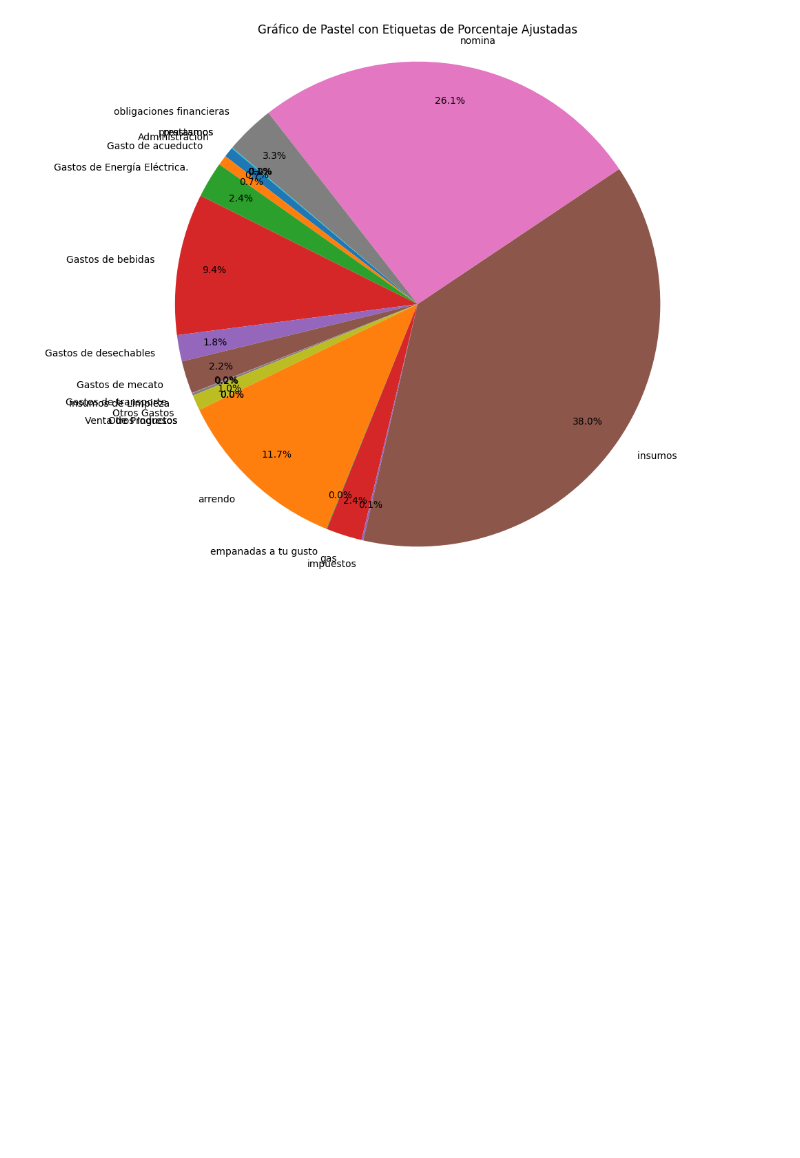
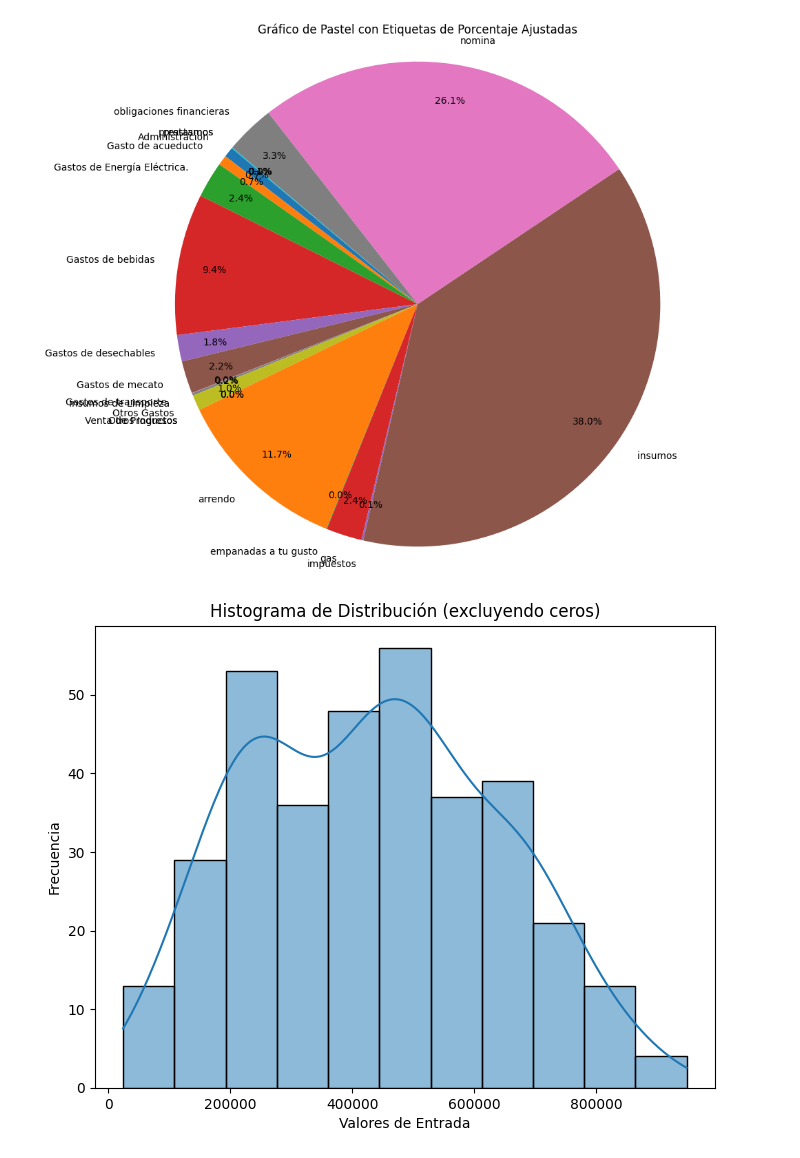
Before and after one commit to mateofrancop/EconoCity-Pereira, a Jupyter notebook: Rinconcito_del_sabor/analysis.ipynb, the cells around one changed output. Saved outputs shown, nothing was run; the diff lists cells and outputs as text; code cells hidden in the pictures; blank space fills up the shorter version.

```diff
--- a/Rinconcito_del_sabor/analysis.ipynb
+++ b/Rinconcito_del_sabor/analysis.ipynb
@@ -38,3 +39,8 @@ Data columns (total 8 columns):
  7   DiaSemana     2993 non-null   object
 dtypes: datetime64[ns](1), float64(1), int64(2), object(4)
 memory usage: 187.2+ KB
+# %%
+# Se elimina las columnas "año" y "mes"
+df.drop(columns=['DiaSemanaNum','año'], inplace=True)
+
+df
@@ -58,21 +76,3 @@ plt.legend()
 plt.show()
 # %% [output]
 [figure]
-# %%
-# Extrae el año de la columna de fecha
-df['año'] = df['Fecha'].dt.year
-
-# Filtra el DataFrame para incluir solo las salidas
-salidas_df = df[df['Tipo'] == 'Salida']
-
-# Agrupa los datos por tipo y año, sumando las salidas
-data_grouped = salidas_df.groupby(['Tipo', 'año'])['Salida'].sum().unstack().reset_index()
-
-# Crea un gráfico de barras agrupado por tipo
-ax = data_grouped.plot(kind='bar', x='Tipo', stacked=True, figsize=(10, 6))
-ax.set_xlabel('Tipo')
-ax.set_ylabel('Salida')
-ax.set_title('Salidas por Tipo y Año (2022-2023)')
-ax.legend(title='Año', labels=['2022', '2023'])
-plt.xticks(rotation=45)
-plt.show()
@@ -113,3 +111,16 @@ plt.axis('equal')
 plt.show()
 # %% [output]
 [figure]
+# %%
+# Filtrar los datos para excluir valores iguales a cero en la columna 'entrada'
+df_filtrado = df[df['Entrada'] != 0]
+
+# Crear un histograma utilizando Seaborn
+plt.figure(figsize=(8, 6))
+sns.histplot(data=df_filtrado, x='Entrada', kde=True)
+plt.title('Histograma de Distribución (excluyendo ceros)')
+plt.xlabel('Valores de Entrada')
+plt.ylabel('Frecuencia')
+plt.show()
+# %% [output]
+[figure, added]
```
Also changed, not shown: parts of 7 cells of this notebook.
